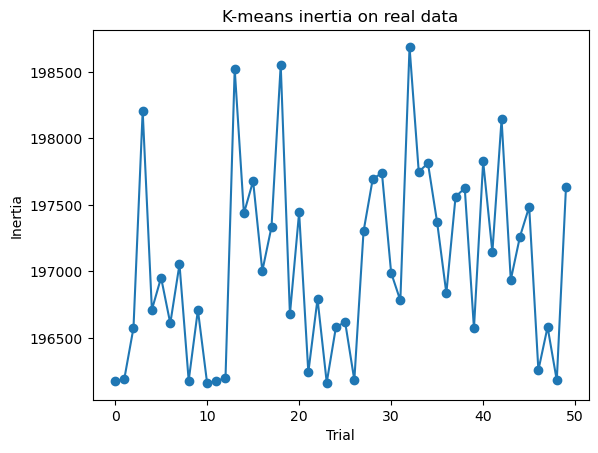
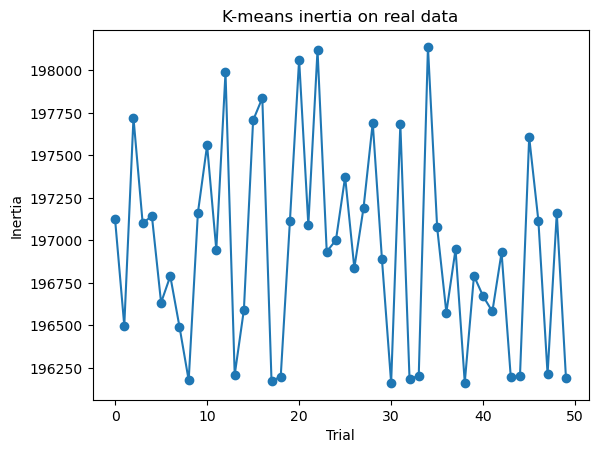
Unified diff of the notebook cell whose output changed from the first chart to the second:
--- before
+++ after
@@ -22,2 +22,9 @@
 
 plt.show()
+
+plt.plot(inertias_real_plus_plus='o')
+plt.xlabel("Trial")
+plt.ylabel("Inertia")
+plt.title("K-means++ inertia on real data")
+
+plt.show()

Commit: added kmeans++ - works weir, need to check this